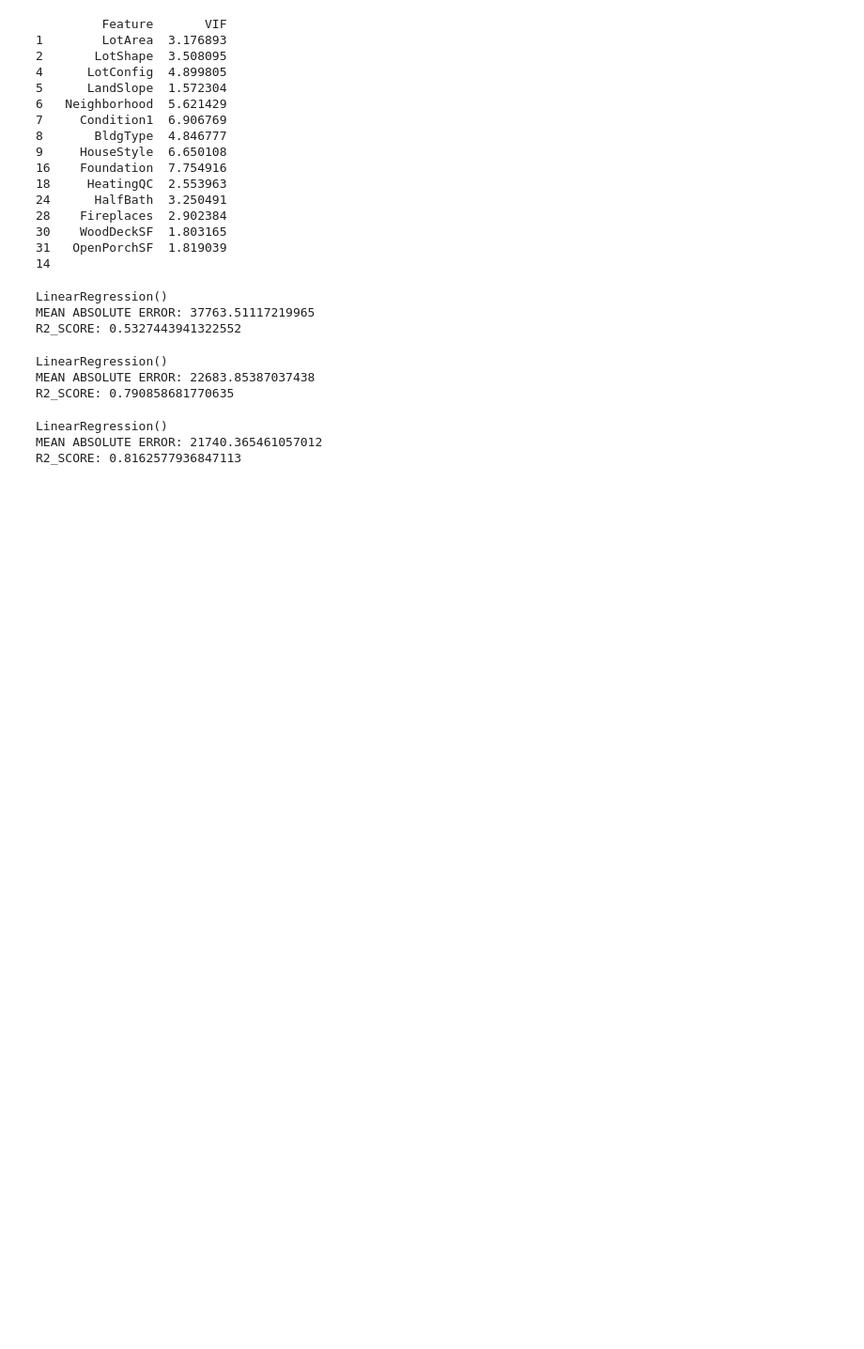
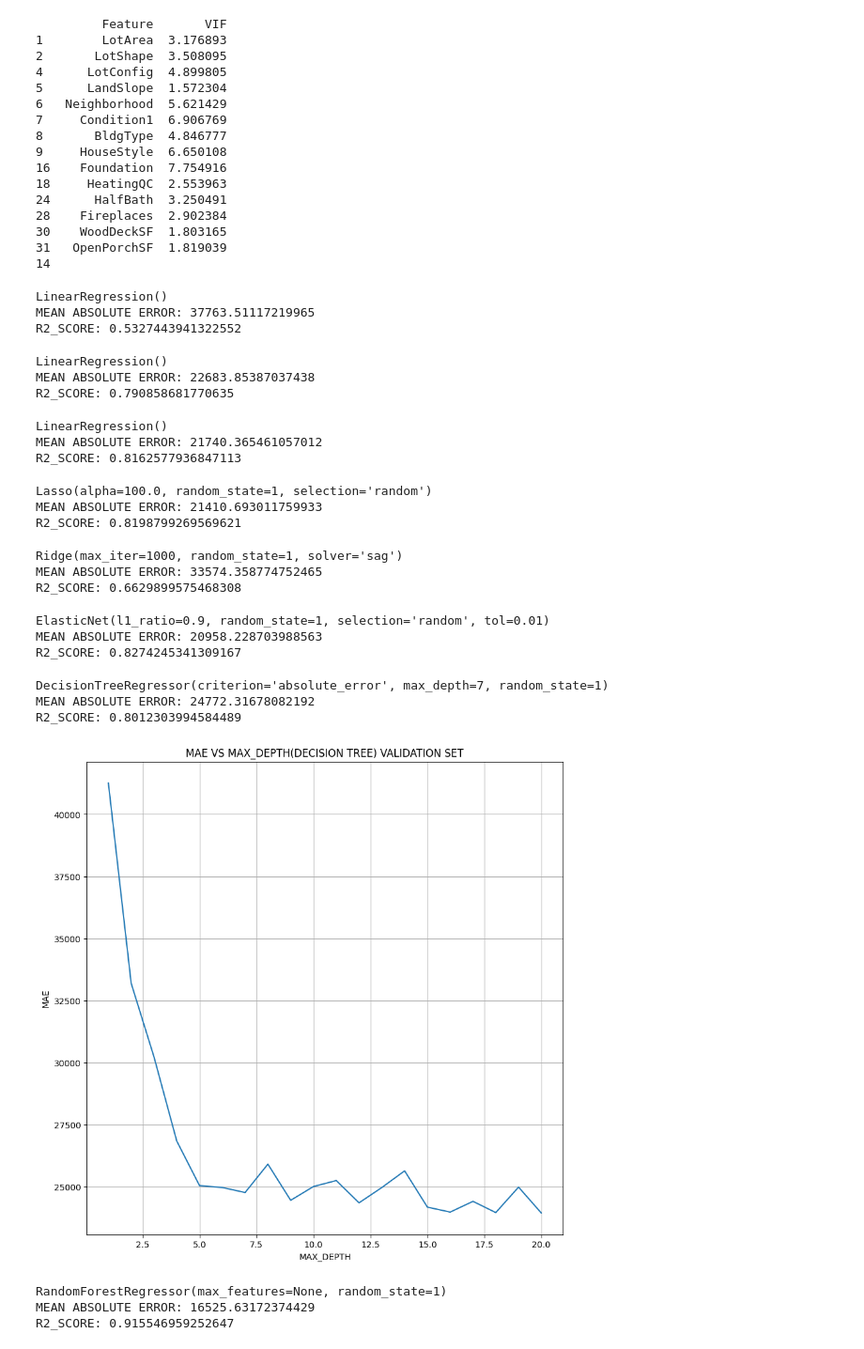
Before and after one commit to varmatilak22/Kaggle, a Jupyter notebook: Advanced_Regression_techniques.ipynb, the cells around one changed output. Shown: that part at 94% size. Drawn from its saved outputs; the diff is of its cells as text; code cells hidden in the pictures; blank space fills up the shorter version.

```diff
--- a/Advanced_Regression_techniques.ipynb
+++ b/Advanced_Regression_techniques.ipynb
@@ -833,3 +832,73 @@ model_train(model_1,X_train_mi,X_valid_mi,y_train_mi,y_valid_mi)
 LinearRegression()
 MEAN ABSOLUTE ERROR: 21740.365461057012
 R2_SCORE: 0.8162577936847113
+# %%
+model_train(model_2,X_train_mi,X_valid_mi,y_train_mi,y_valid_mi)
+# %% [output]
+Lasso(alpha=100.0, random_state=1, selection='random')
+MEAN ABSOLUTE ERROR: 21410.693011759933
+R2_SCORE: 0.8198799269569621
+# %%
+model_train(model_3,X_train_mi,X_valid_mi,y_train_mi,y_valid_mi)
+# %% [output]
+Ridge(max_iter=1000, random_state=1, solver='sag')
+MEAN ABSOLUTE ERROR: 33574.358774752465
+R2_SCORE: 0.6629899575468308
+# %%
+model_train(model_4,X_train_mi,X_valid_mi,y_train_mi,y_valid_mi)
+# %% [output]
+ElasticNet(l1_ratio=0.9, random_state=1, selection='random', tol=0.01)
+MEAN ABSOLUTE ERROR: 20958.228703988563
+R2_SCORE: 0.8274245341309167
+# %%
+from sklearn.tree import DecisionTreeRegressor
+
+model_5=DecisionTreeRegressor(random_state=1,
+                             criterion='absolute_error',
+                             max_depth=7)
+model_train(model_5,X_train_mi,X_valid_mi,y_train_mi,y_valid_mi)
+# %% [output]
+DecisionTreeRegressor(criterion='absolute_error', max_depth=7, random_state=1)
+MEAN ABSOLUTE ERROR: 24772.31678082192
+R2_SCORE: 0.8012303994584489
+# %%
+#Define a range of max depth values to explore
+max_depth_values=range(1,21)
+
+#Initialise lists to store max depths and corresponding MAE
+depth_list=[]
+mae_list=[]
+
+#Interate over each max_depth value
+for max_depth in max_depth_values:
+    model_tree=DecisionTreeRegressor(random_state=1,
+                                    max_depth=max_depth,
+                                    criterion="absolute_error")
+    model_tree.fit(X_train_mi,y_train_mi)
+    y_pred_tree=model_tree.predict(X_valid_mi)
+
+    mae_tree=mean_absolute_error(y_valid_mi,y_pred_tree)
+
+    depth_list.append(max_depth)
+    mae_list.append(mae_tree)
+# %%
+#Plotting the curve
+plt.figure(figsize=(10,10))
+plt.plot(depth_list,mae_list)
+plt.title("MAE VS MAX_DEPTH(DECISION TREE) VALIDATION SET")
+plt.ylabel("MAE")
+plt.xlabel('MAX_DEPTH')
+plt.grid(True)
+plt.show()
+# %% [output]
+[figure, added]
+# %%
+from sklearn.ensemble import RandomForestRegressor
+
+model_6=RandomForestRegressor(random_state=1,
+                             max_features=None)
+model_train(model_6,X_train_mi,X_valid_mi,y_train_mi,y_valid_mi)
+# %% [output]
+RandomForestRegressor(max_features=None, random_state=1)
+MEAN ABSOLUTE ERROR: 16525.63172374429
+R2_SCORE: 0.915546959252647
```
Also changed, not shown: parts of 12 cells of this notebook.
